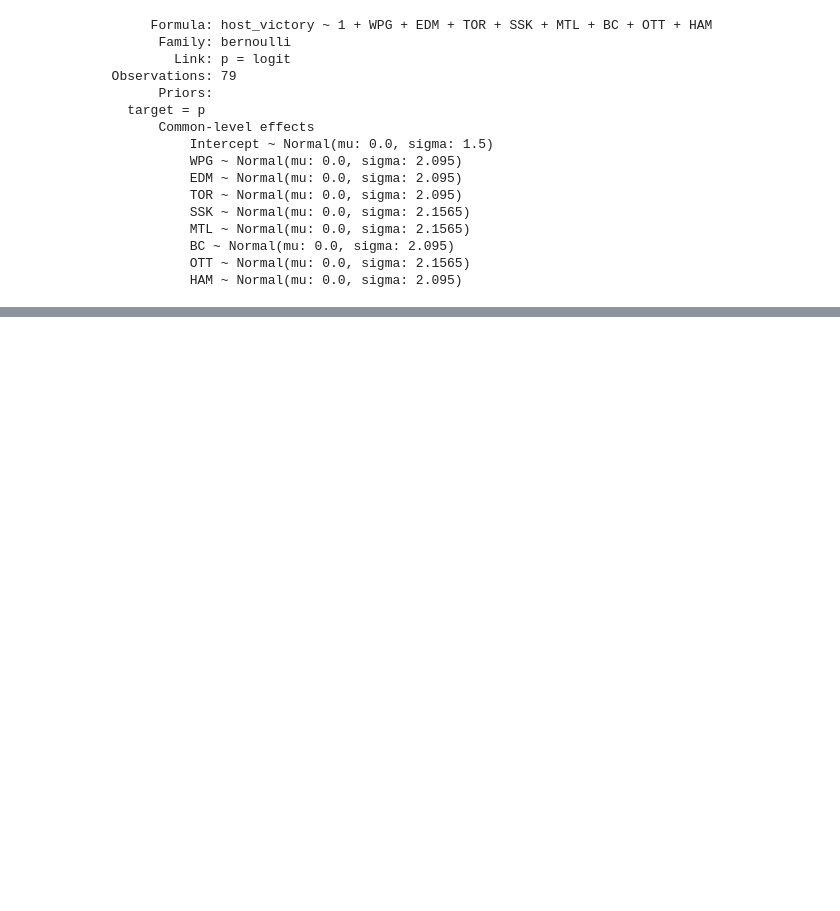
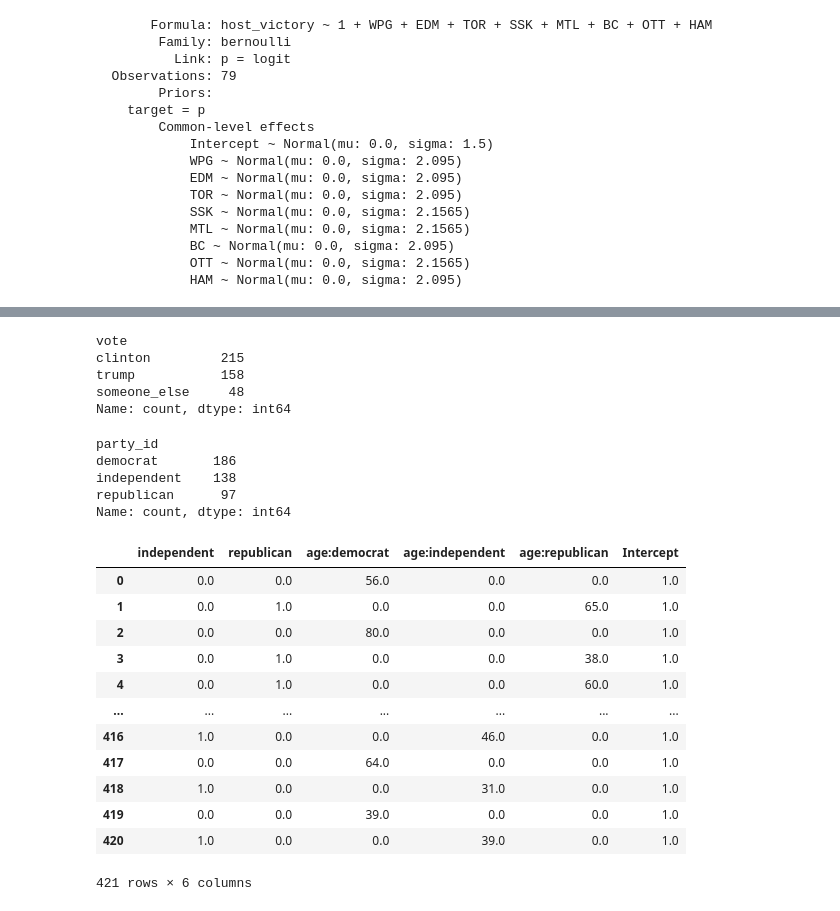
Before and after one commit to mgreenbe/DATA335W2025, a Jupyter notebook: code/logistic_regression.ipynb, the cells around one changed output, grey strips where cells are left out. Cells and saved outputs as stored; diff of their text form; code cells hidden in the pictures; blank space fills up the shorter version.

```diff
--- a/code/logistic_regression.ipynb
+++ b/code/logistic_regression.ipynb
@@ -495,0 +515,42 @@ np.mean(mtl + hfa > wpg)
+# %%
+df["vote"].value_counts()
+# %% [output]
+vote
+clinton         215
+trump           158
+someone_else     48
+Name: count, dtype: int64
+# %%
+df["party_id"].value_counts()
+# %% [output]
+party_id
+democrat       186
+independent    138
+republican      97
+Name: count, dtype: int64
+# %%
+y = df["vote"] = df["vote"] == "clinton"
+X = df[["age"]].copy()
+X["democrat"] = df["party_id"] == "democrat"
+X["independent"] = df["party_id"] == "independent"
+X["republican"] = df["party_id"] == "republican"
+X["age:democrat"] = X["age"] * X["democrat"]
+X["age:independent"] = X["age"] * X["independent"]
+X["age:republican"] = X["age"] * X["republican"]
+X["Intercept"] = 1.0
+X = X.drop(columns=["age", "democrat"]).astype(float)
+X
+# %% [output]
+|  | independent | republican | age:democrat | age:independent | age:republican | Intercept |
+| 0 | 0.0 | 0.0 | 56.0 | 0.0 | 0.0 | 1.0 |
+| 1 | 0.0 | 1.0 | 0.0 | 0.0 | 65.0 | 1.0 |
+| 2 | 0.0 | 0.0 | 80.0 | 0.0 | 0.0 | 1.0 |
+| 3 | 0.0 | 1.0 | 0.0 | 0.0 | 38.0 | 1.0 |
+| 4 | 0.0 | 1.0 | 0.0 | 0.0 | 60.0 | 1.0 |
+| ... | ... | ... | ... | ... | ... | ... |
+| 416 | 1.0 | 0.0 | 0.0 | 46.0 | 0.0 | 1.0 |
+| 417 | 0.0 | 0.0 | 64.0 | 0.0 | 0.0 | 1.0 |
+| 418 | 1.0 | 0.0 | 0.0 | 31.0 | 0.0 | 1.0 |
+| 419 | 0.0 | 0.0 | 39.0 | 0.0 | 0.0 | 1.0 |
+| 420 | 1.0 | 0.0 | 0.0 | 39.0 | 0.0 | 1.0 |
+421 rows × 6 columns
```
Also changed, not shown: parts of 32 cells of this notebook, 1 other file.
